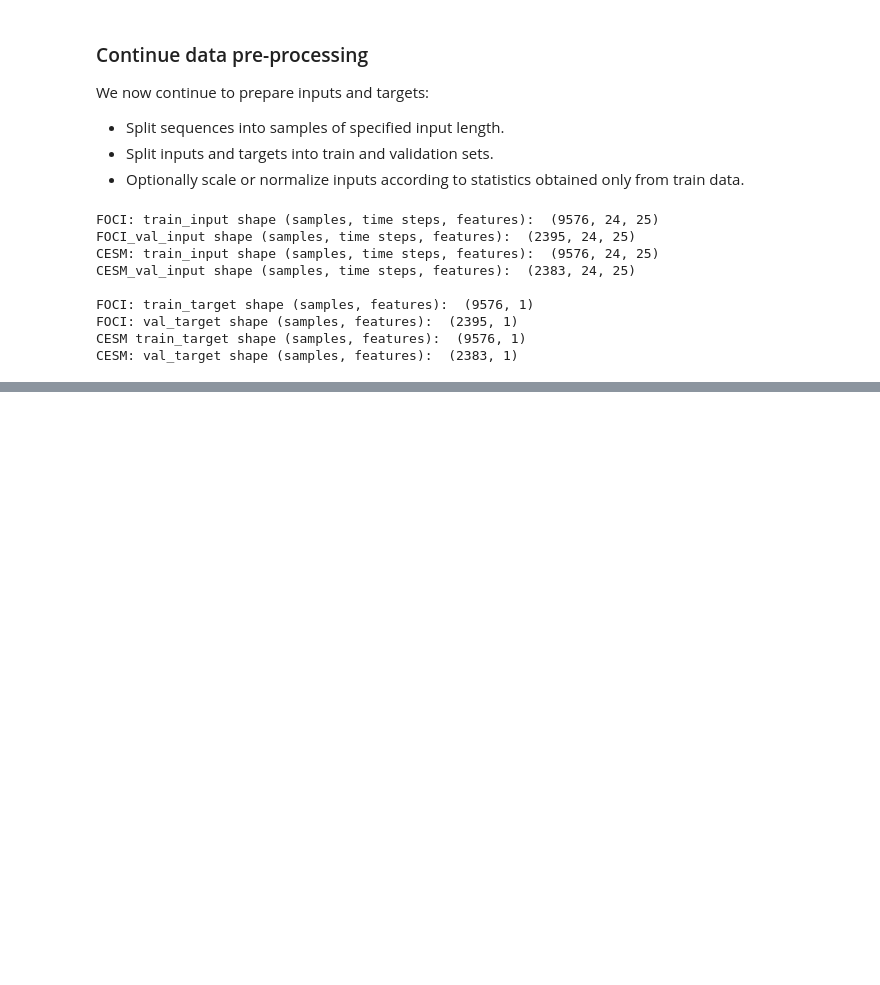
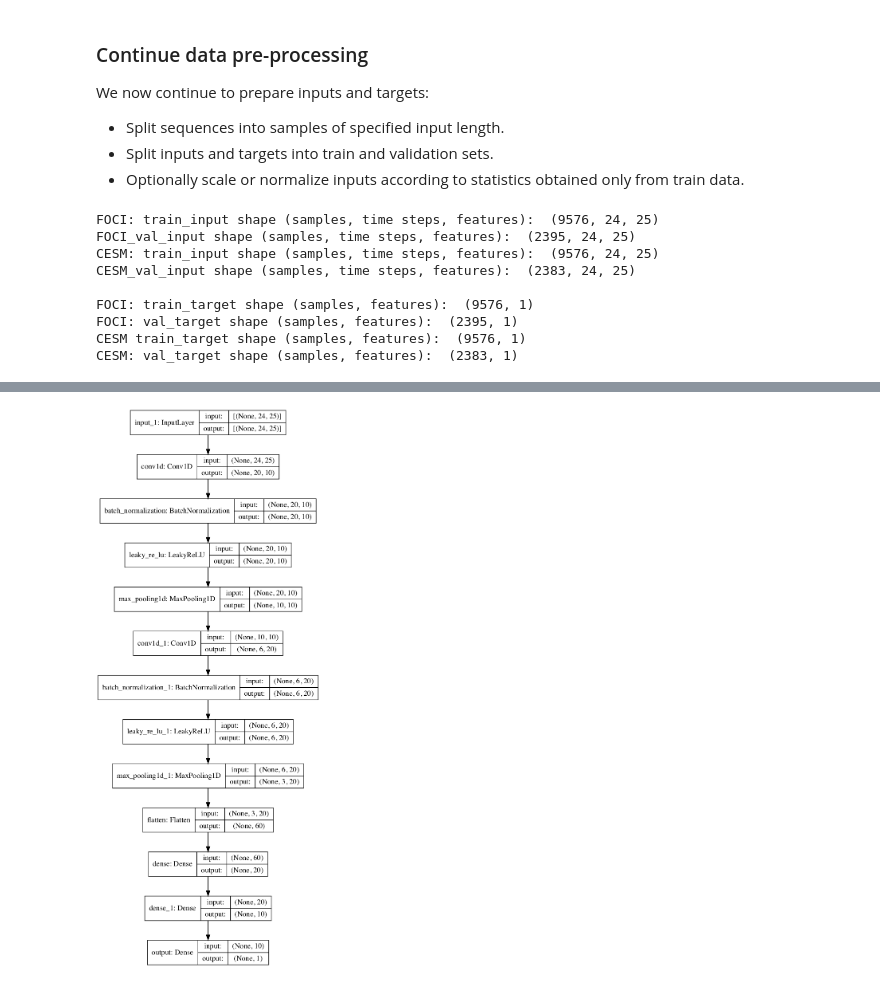
Before and after one commit to MarcoLandtHayen/cicmod_application, a Jupyter notebook: notebooks/02_enso_prediction.ipynb, the cells around one changed output, grey strips where cells are left out. Saved outputs shown, nothing was run; the diff lists cells and outputs as text; code cells hidden in the pictures; blank space fills up the shorter version.

Commit message:
Train CNN/fc model on FOCI and CESM inputs with un-lagged ENSO3.4 index as target

```diff
--- a/notebooks/02_enso_prediction.ipynb
+++ b/notebooks/02_enso_prediction.ipynb
@@ -886,0 +525,19 @@ Mean relevance for all input features from **MLP model** on FOCI samples with po
+# %%
+# Model parameters:
+weight_init = tfi.glorot_uniform() # Taken as default.
+bias_init = tfi.Zeros() # Taken as default.
+CNN_filters = [10,20]
+CNN_kernel_sizes = [5,5]
+fc_units = [20,10]
+fc_hidden_activation = 'sigmoid'
+n_epochs = 20
+batch_size = 20
+learning_rate = 0.0001
+loss_function = 'mse'
+# %%
+# Set up compiled CNN/fc models separately for both - FOCI and CESM:
+model_FOCI_lag0 = set_CNN_fc(CNN_filters, CNN_kernel_sizes, fc_units, fc_hidden_activation,
+                   n_epochs, batch_size, learning_rate, loss_function)
+model_CESM_lag0 = set_CNN_fc(CNN_filters, CNN_kernel_sizes, fc_units, fc_hidden_activation,
+                   n_epochs, batch_size, learning_rate, loss_function)
+model_FOCI_lag0.summary()
@@ -886,0 +564,4 @@ Mean relevance for all input features from **MLP model** on FOCI samples with po
+# %%
+plot_model(model_FOCI_lag0, show_shapes=True, show_layer_names=True)
+# %% [output]
+[figure, added]
```
Also changed, not shown: parts of 39 cells of this notebook.
